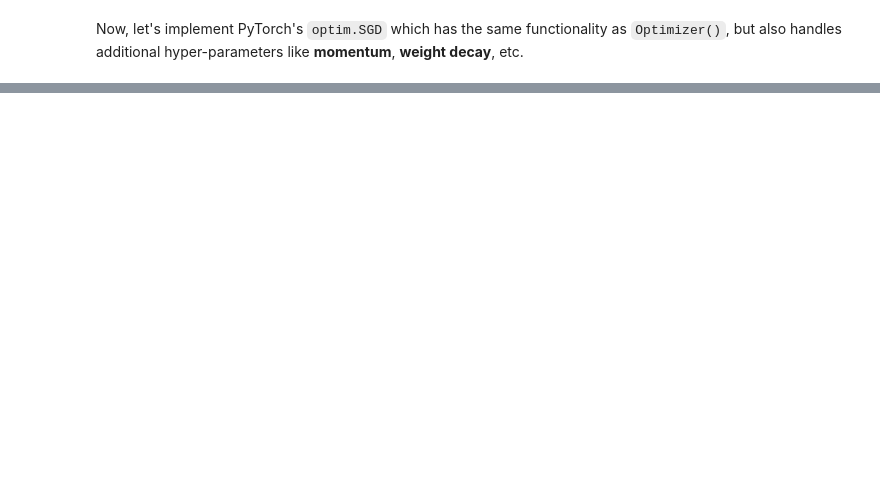
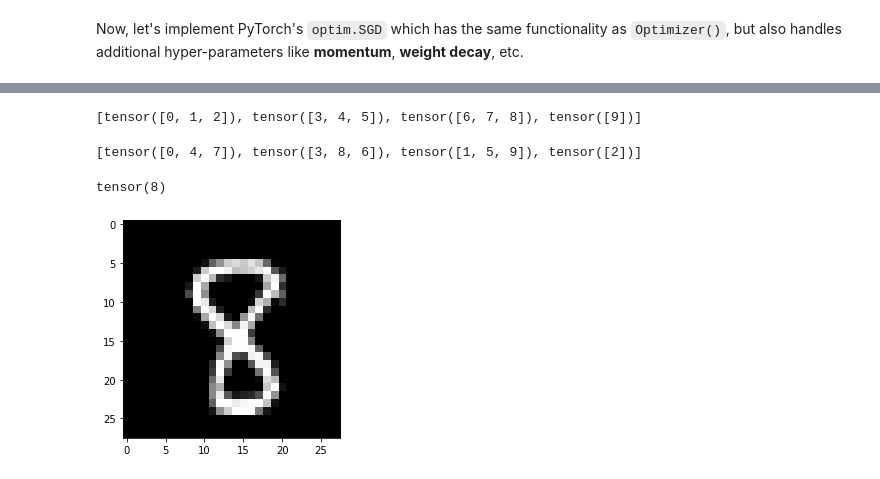
Before and after one commit to bachaudhry/fastai_test_implement, a Jupyter notebook: Matmul+Building_NN_in_PyTorch.ipynb, the cells around one changed output, grey strips where cells are left out. Saved outputs shown, nothing was run; the diff lists cells and outputs as text; code cells hidden in the pictures; blank space fills up the shorter version.

Commit message:
Dataloader and Sampler

```diff
--- a/Matmul+Building_NN_in_PyTorch.ipynb
+++ b/Matmul+Building_NN_in_PyTorch.ipynb
@@ -1171,0 +1325,39 @@ assert acc > 0.7
+# %%
+# Without shuffling
+s = Sampler(small_ds, 3, False)
+[o for o in s]
+# %% [output]
+[tensor([0, 1, 2]), tensor([3, 4, 5]), tensor([6, 7, 8]), tensor([9])]
+# %%
+# With shuffling
+s = Sampler(small_ds, 3, True)
+[o for o in s]
+# %% [output]
+[tensor([0, 4, 7]), tensor([3, 8, 6]), tensor([1, 5, 9]), tensor([2])]
+# %%
+# Create collate() method
+def collate(b):
+    xs, ys = zip(*b)
+    return torch.stack(xs), torch.stack(ys)
+
+class DataLoader():
+    def __init__(self, ds, sampler, collate_fn=collate):
+        self.ds, self.sampler, self.collate_fn = ds, sampler, collate_fn
+
+    def __iter__(self):
+        for s in self.sampler:
+            yield self.collate_fn([self.ds[i] for i in s]) # This yield, coupled with the co-routine in the sampler is an
+                                                           # example of stream processing.
+# %%
+train_samp = Sampler(train_ds, bs, shuffle=True)
+valid_samp = Sampler(valid_ds, bs, shuffle=False)
+# %%
+train_dl = DataLoader(train_ds, sampler=train_samp, collate_fn=collate)
+valid_dl = DataLoader(valid_ds, sampler=valid_samp, collate_fn=collate)
+# %%
+xb, yb = next(iter(valid_dl))
+plt.imshow(xb[1].view(28, 28))
+yb[1]
+# %% [output]
+tensor(8)
+[figure, added]
```
Also changed, not shown: parts of 75 cells of this notebook.
